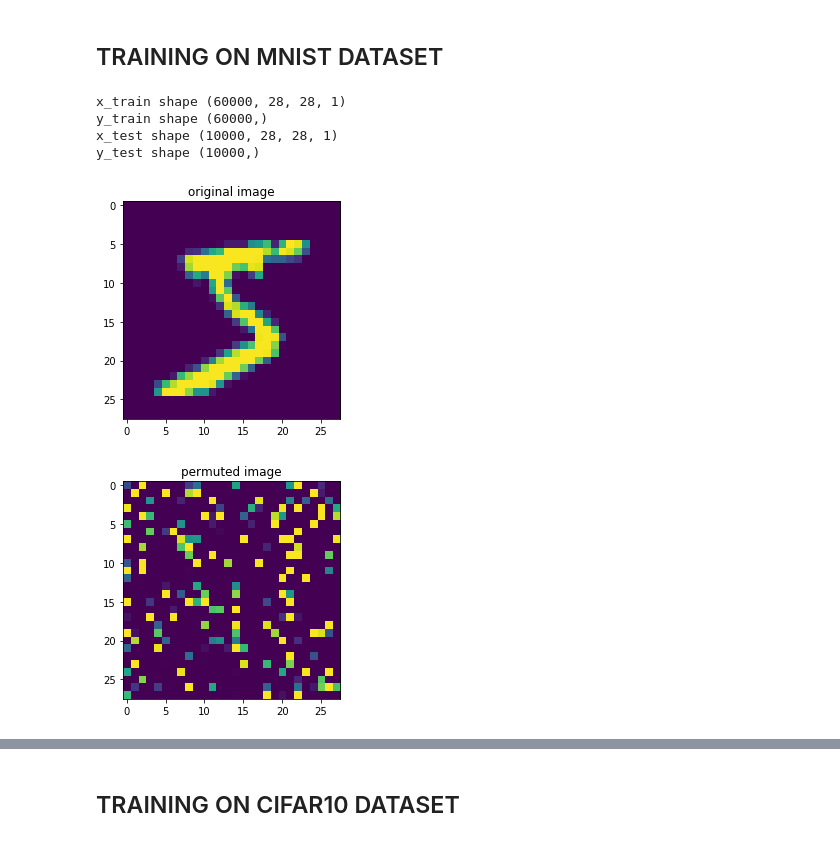
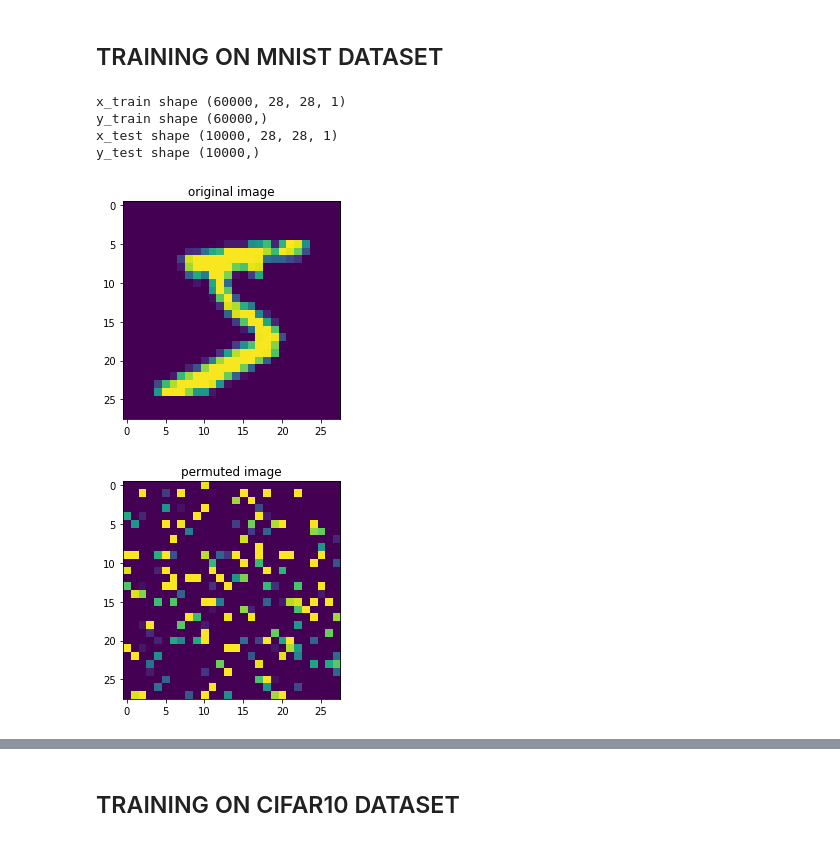
Before and after one commit to oykuuu/11785, a Jupyter notebook: train_PPDModel.ipynb, the cells around one changed output, grey strips where cells are left out. Drawn from its saved outputs; the diff is of its cells as text; code cells hidden in the pictures.

```diff
--- a/train_PPDModel.ipynb
+++ b/train_PPDModel.ipynb
@@ -9,55 +6,27 @@ from keras import models
 # %% [output]
 Using TensorFlow backend.
-# %%
-def get_dataset(name='mnist'):
-    if name == 'mnist':
-        dataset = tf.keras.datasets.mnist
-    else:
-        dataset = tf.keras.datasets.cifar10
-    (x_train, y_train),(x_test, y_test) = dataset.load_data()
-    x_train, x_test = x_train / 255.0, x_test / 255.0
-    if name == 'mnist':
-        x_train = np.expand_dims(x_train, axis=3)  # PPDModel expects 4 dimensional image data
-        x_test = np.expand_dims(x_test, axis=3)
-    print('x_train shape', x_train.shape)
-    print('y_train shape',y_train.shape)
-    print('x_test shape',x_test.shape)
-    print('y_test shape',y_test.shape)
-    return (x_train, y_train, x_test, y_test)
-
-
-def permute_pixels(images, seed):
-    n_sample, img_r, img_c, n_channels = images.shape
-    np.random.seed(seed)
-    perm_idx = np.random.permutation(img_r*img_c)
-    for idx in range(n_sample):
-        for channel in range(n_channels):
-            img = images[idx, :, :, channel].flatten()
-            img = img[perm_idx]
-            images[idx, :, :, channel] = img.reshape((img_r, img_c))
-    return images
 # %% [markdown]
 ## TRAINING ON MNIST DATASET
 # %%
-SECRET_SEED = 23
+SECRET_SEED = 87
 (x_train, y_train, x_test, y_test) = get_dataset('mnist')
 plt.figure()
 plt.imshow(x_train[0,:,:,0])
 plt.title('original image')
 
-x_train = permute_pixels(x_train, SECRET_SEED)
-x_test = permute_pixels(x_test, SECRET_SEED)
+x_train_shuffle = permute_pixels(x_train, SECRET_SEED)
+x_test_shuffle = permute_pixels(x_test, SECRET_SEED)
 plt.figure()
-plt.imshow(x_train[0,:,:,0])
+plt.imshow(x_train_shuffle[0,:,:,0])
 plt.title('permuted image')
 plt.show()
 # %% [output]
 x_train shape (60000, 28, 28, 1)
 y_train shape (60000,)
 x_test shape (10000, 28, 28, 1)
 y_test shape (10000,)
 [figure]
-[figure, old version]
+[figure, new version]
 # %%
 model = get_ppd_model('mnist')
 model.compile(optimizer='adam',
```
Also changed, not shown: parts of 7 cells of this notebook.
